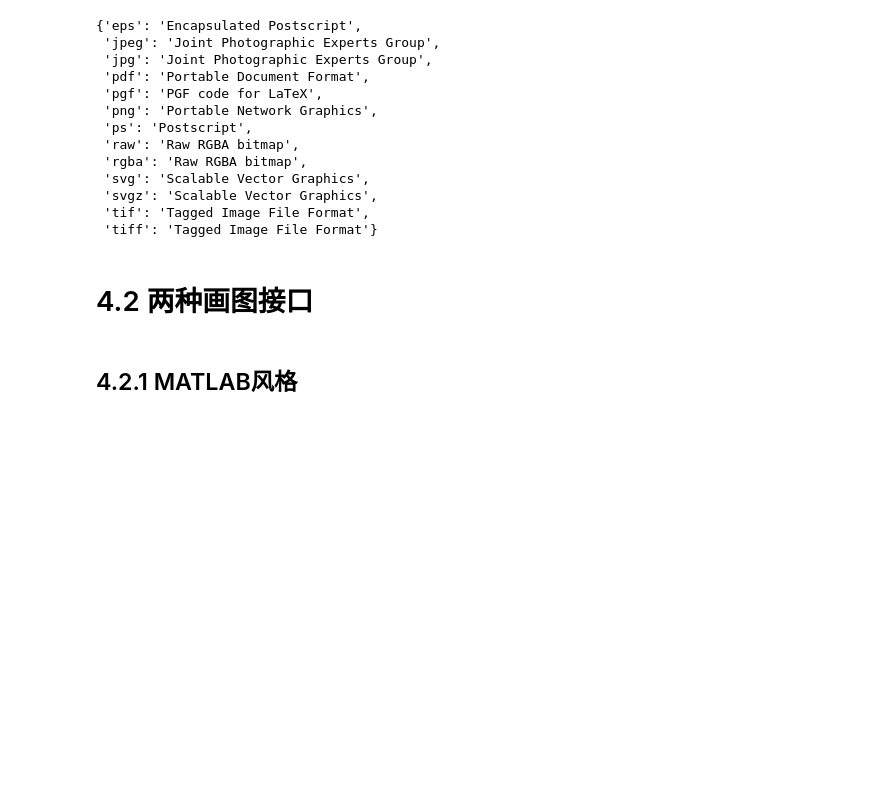
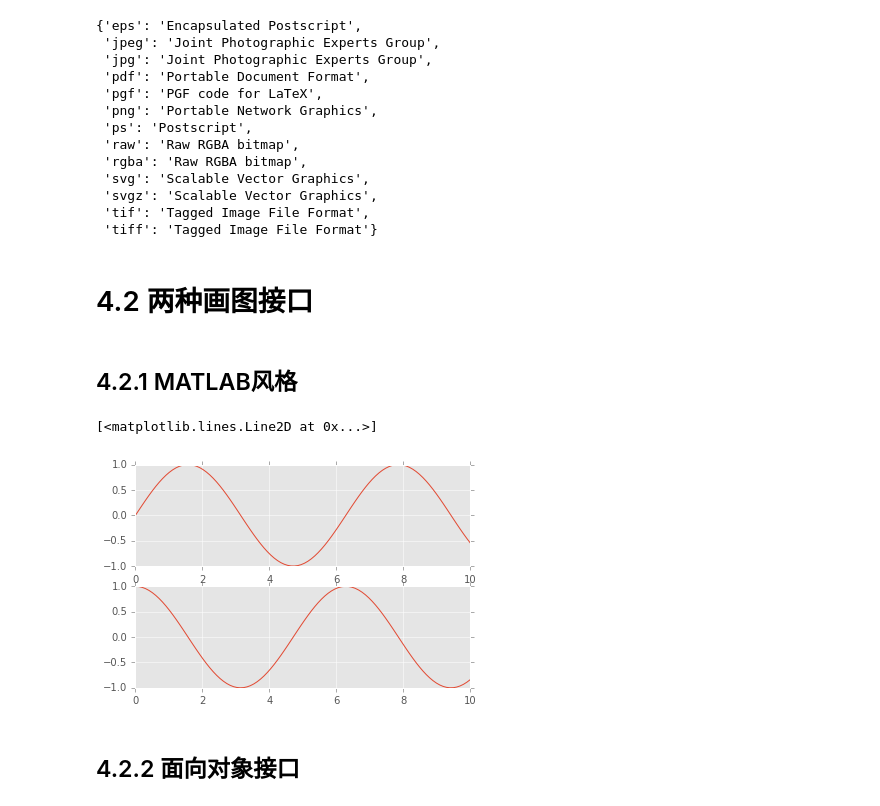
Before and after one commit to Git2191866109/BookStudy, a Jupyter notebook: book3/book3_4_1-3.ipynb, the cells around one changed output. Saved outputs shown, nothing was run; the diff lists cells and outputs as text; code cells hidden in the pictures; blank space fills up the shorter version.

```diff
--- a/book3/book3_4_1-3.ipynb
+++ b/book3/book3_4_1-3.ipynb
@@ -72,3 +72,18 @@ fig.canvas.get_supported_filetypes()
 # 4.2 两种画图接口
 # %% [markdown]
 ## 4.2.1 MATLAB风格
+# %%
+plt.figure
+# 创建两个子图中的第一个，设置坐标轴
+# （行、列、子图编号）
+plt.subplot(2, 1, 1)
+plt.plot(x, np.sin(x))
+
+# 创建两个子图中的第二个，设置坐标轴
+plt.subplot(2, 1, 2)
+plt.plot(x, np.cos(x))
+# %% [output]
+[<matplotlib.lines.Line2D at 0x...>]
+[figure, added]
+# %% [markdown]
+## 4.2.2 面向对象接口
```
